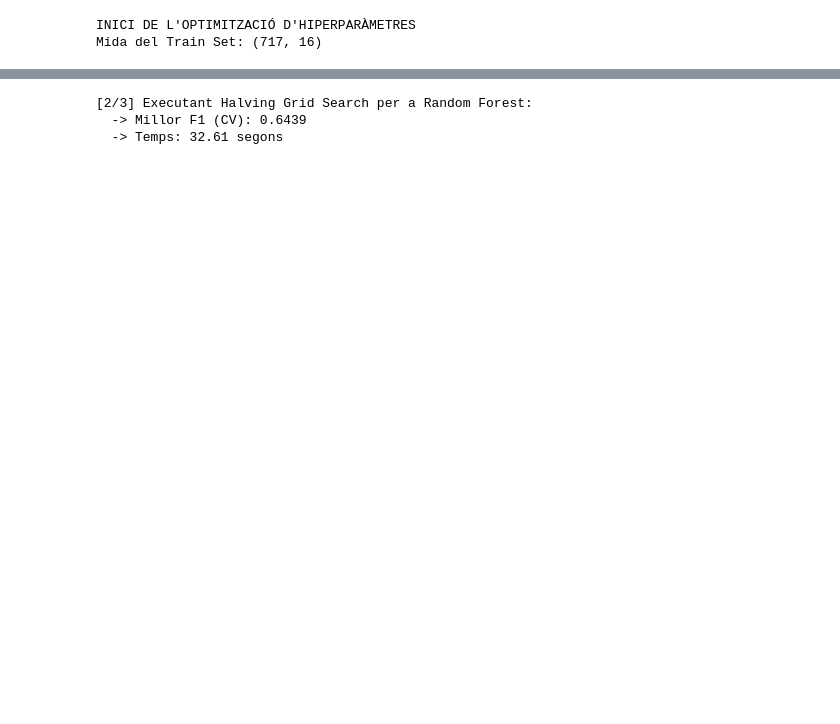
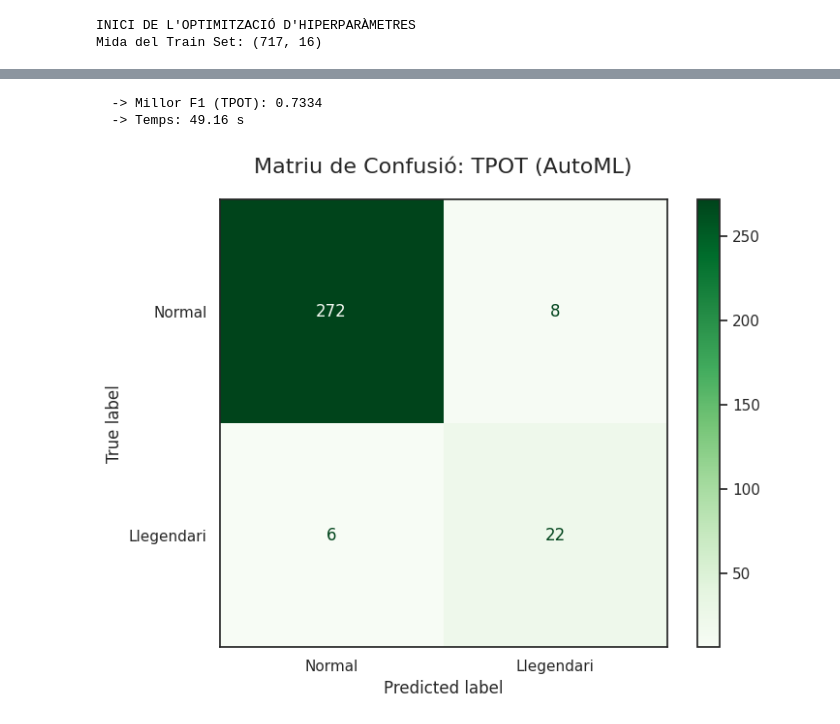
Before and after one commit to Gpascual11/MD005_SBC, a Jupyter notebook: 4. Parametrizacion y Aprendizage Supervisado/MD005_S4_GerardPascual.ipynb, the cells around one changed output, grey strips where cells are left out. Drawn from its saved outputs; the diff is of its cells as text; code cells hidden in the pictures; blank space fills up the shorter version.

```diff
--- a/4. Parametrizacion y Aprendizage Supervisado/MD005_S4_GerardPascual.ipynb
+++ b/4. Parametrizacion y Aprendizage Supervisado/MD005_S4_GerardPascual.ipynb
@@ -497,48 +597,48 @@ optimization_results.append({
 # %%
-print("\n[2/3] Executant Halving Grid Search per a Random Forest:")
 start_time = time.time()
 
-param_grid_rf = {
-    'classifier__n_estimators': [50, 100, 200, 500],
-    'classifier__max_depth': [10, 20, 30, None],
-    'classifier__min_samples_split': [2, 5, 10],
-    'classifier__bootstrap': [True, False]
-}
+X_train_transformed = preprocessor.fit_transform(X_train)
 
-pipeline_rf = Pipeline(steps=[
+tpot = TPOTClassifier(
+    generations=5,
+    population_size=20,
+    cv=cv_strat,
+    verbose=2,
+    random_state=42,
+    n_jobs=12
+)
+tpot.fit(X_train_transformed, y_train)
+tpot_time = time.time() - start_time
+
+best_score_tpot = cross_val_score(tpot.fitted_pipeline_, X_train_transformed, y_train, cv=cv_strat, scoring='f1').mean()
+
+tpot_final_pipeline = Pipeline([
     ('preprocessor', preprocessor),
-    ('classifier', RandomForestClassifier(class_weight='balanced', random_state=42))
+    ('tpot', clone(tpot.fitted_pipeline_))
 ])
+tpot_final_pipeline.fit(X_train, y_train)
 
-halving_search = HalvingGridSearchCV(
-    estimator=pipeline_rf,
-    param_grid=param_grid_rf,
-    cv=cv_strat,
-    scoring='f1',
-    factor=3,
-    resource='n_samples',
-    max_resources='auto',
-    aggressive_elimination=False,
-    n_jobs=-1,
-    verbose=0
-)
-
-halving_search.fit(X_train, y_train)
-
-halving_time = time.time() - start_time
-best_score_halving = halving_search.best_score_
-best_params_halving = halving_search.best_params_
-
-print(f"  -> Millor F1 (CV): {best_score_halving:.4f}")
-print(f"  -> Temps: {halving_time:.2f} segons")
-
-optimization_results.append({
-    'Mètode': 'Halving Grid (RF)',
-    'Best F1 (CV)': best_score_halving,
-    'Temps (s)': halving_time,
-    'Best Params': best_params_halving
-})
+print(f"  -> Millor F1 (TPOT): {best_score_tpot:.4f}")
+print(f"  -> Temps: {tpot_time:.2f} s")
+optimization_results.append({'Mètode': 'TPOT (Genètic)', 'Best F1 (CV)': best_score_tpot, 'Temps (s)': tpot_time})
 # %% [output]
-[2/3] Executant Halving Grid Search per a Random Forest:
-  -> Millor F1 (CV): 0.6439
-  -> Temps: 32.61 segons
+  -> Millor F1 (TPOT): 0.7334
+  -> Temps: 49.16 s
+# %%
+fig, ax = plt.subplots(figsize=(8, 6))
+
+disp = ConfusionMatrixDisplay.from_estimator(
+    tpot_final_pipeline,
+    X_test,
+    y_test,
+    display_labels=['Normal', 'Llegendari'],
+    cmap='Greens',
+    normalize=None,
+    ax=ax
+)
+
+ax.set_title("Matriu de Confusió: TPOT (AutoML)", fontsize=16, pad=20)
+plt.grid(False)
+plt.show()
+# %% [output]
+[figure, added]
```
Also changed, not shown: parts of 45 cells of this notebook, 3 other files.
